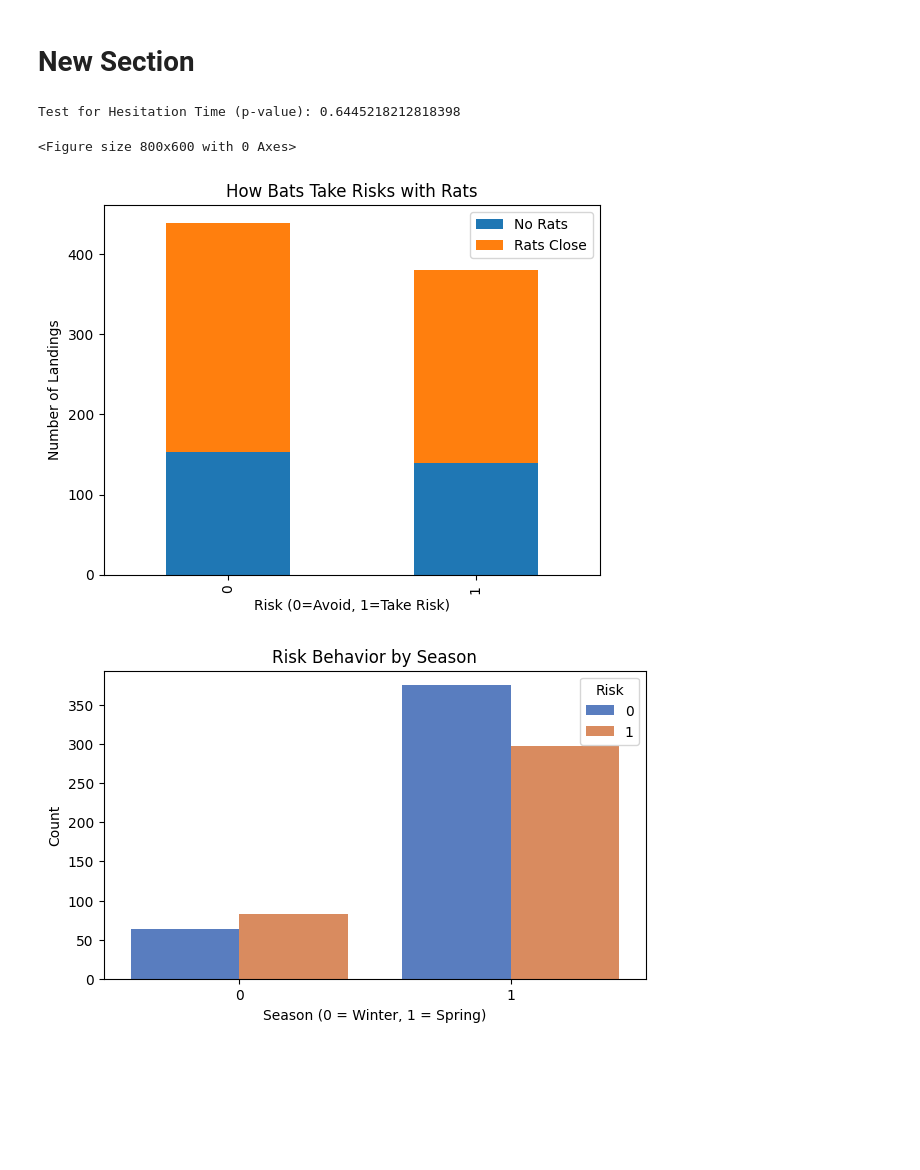
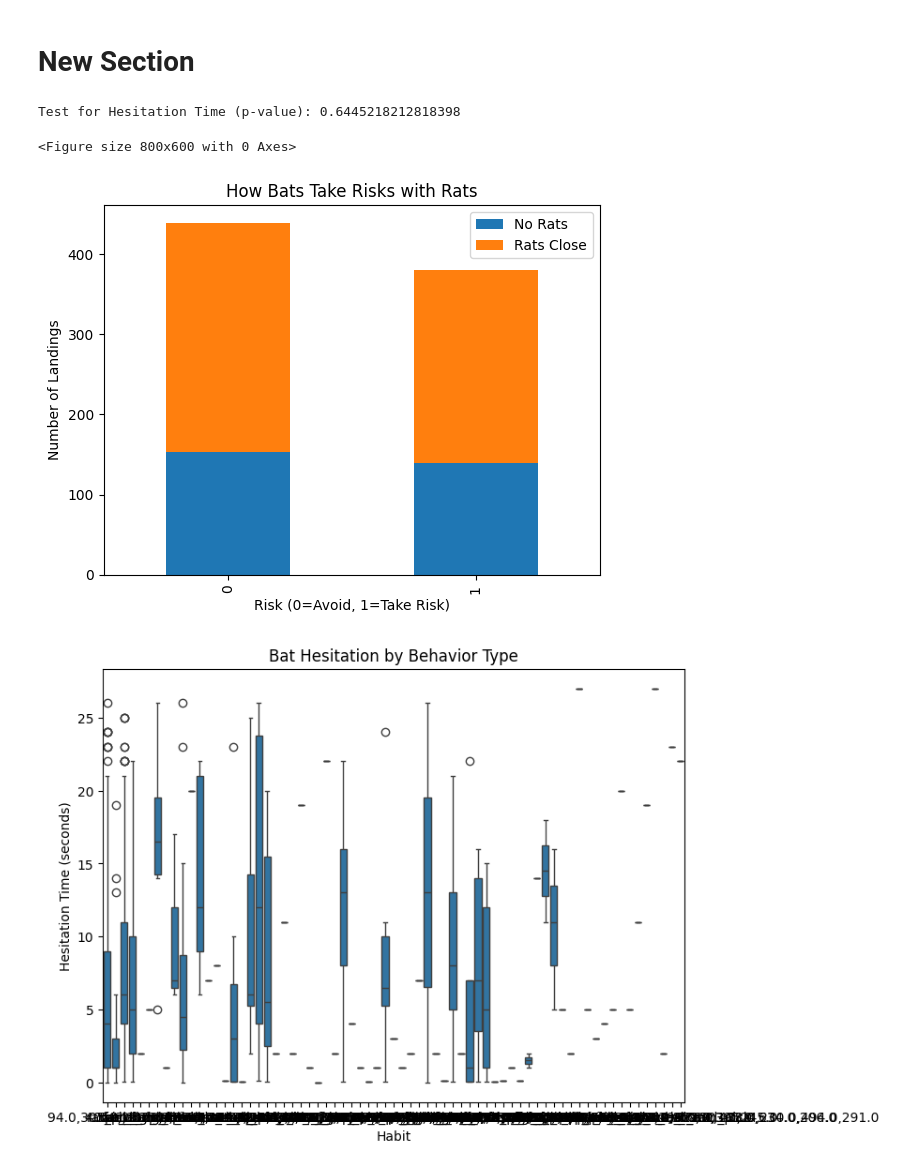
Before and after one commit to RoshanAcharya11/Foundationofdatascience, a Jupyter notebook: HIT140.ipynb, the cells around one changed output. Saved outputs shown, nothing was run; the diff lists cells and outputs as text; code cells hidden in the pictures; blank space fills up the shorter version.

```diff
--- a/HIT140.ipynb
+++ b/HIT140.ipynb
@@ -164,61 +157,33 @@ plt.figure(figsize=(8, 6))
 risk_table.plot(kind="bar", stacked=True)
 plt.title("How Bats Take Risks with Rats")
 plt.xlabel("Risk (0=Avoid, 1=Take Risk)")
 plt.ylabel("Number of Landings")
 plt.legend(["No Rats", "Rats Close"])
 plt.savefig("/content/risk_plot.png")
 plt.show()
 
-# Plot 2: Seasonal Variation in Risk Behavior
-plt.figure(figsize=(7, 4))
-sns.countplot(x="season", hue="risk", data=bat_datas, palette="muted")
-plt.title("Risk Behavior by Season")
-plt.xlabel("Season (0 = Winter, 1 = Spring)")
-plt.ylabel("Count")
-plt.legend(title="Risk")
-plt.show()
-
-# Plot 3: Monthly Trends of Bat Landings vs Rat Arrivals
-plt.figure(figsize=(8, 5))
-sns.lineplot(x="month", y="bat_landing_number", data=rat_datas, marker="o", label="Bat Landings")
-sns.lineplot(x="month", y="rat_arrival_number", data=rat_datas, marker="s", label="Rat Arrivals")
-plt.title("Monthly Trends: Bat Landings vs Rat Arrivals")
-plt.xlabel("Month")
-plt.ylabel("Count")
-plt.legend()
-plt.show()
-
-
-# Plot 4: Boxplot for hesitation by habit
+# Plot 2: Boxplot for hesitation by habit
 plt.figure(figsize=(8, 6))
 sns.boxplot(x="habit", y="bat_landing_to_food", data=bat_datas)
 plt.title("Bat Hesitation by Behavior Type")
 plt.xlabel("Habit")
 plt.ylabel("Hesitation Time (seconds)")
-plt.xticks(rotation=90, ha="right", fontsize=8)
 plt.savefig("/content/hesitation_by_habit_plot.png")
 plt.show()
 
-#Plot 5: Correlation Between Rat Activity, Bat Landings, and Food Availability
-plt.figure(figsize=(7, 5))
-corr = rat_datas.drop(columns=["month"]).corr(numeric_only=True)
-sns.heatmap(corr, annot=True, cmap="coolwarm", fmt=".2f")
-plt.title("Correlation Heatmap: Rat Activity vs Bat Landings")
-plt.show()
-
-# Plot 6: Scatter plot for correlation
+# Plot 3: Scatter plot for correlation
 if "rat_arrival_number" in rat_datas.columns and "bat_landing_number" in rat_datas.columns:
     plt.figure(figsize=(8, 6))
     sns.regplot(x="rat_arrival_number", y="bat_landing_number", data=rat_datas, scatter_kws={"alpha": 0.6})
     plt.title("Rat Arrivals vs. Bat Landings")
     plt.xlabel("Number of Rat Arrivals")
     plt.ylabel("Number of Bat Landings")
     plt.savefig("/content/correlation_plot.png")
     plt.show()
 else:
     print("Scatter plot skipped: 'rat_arrival_number' or 'bat_landing_number' missing")
 # %% [output]
 Test for Hesitation Time (p-value): 0.6445218212818398
 <Figure size 800x600 with 0 Axes>
 [figure]
-[figure, old version]
+[figure, new version]
```
Also changed, not shown: parts of 3 cells of this notebook.
